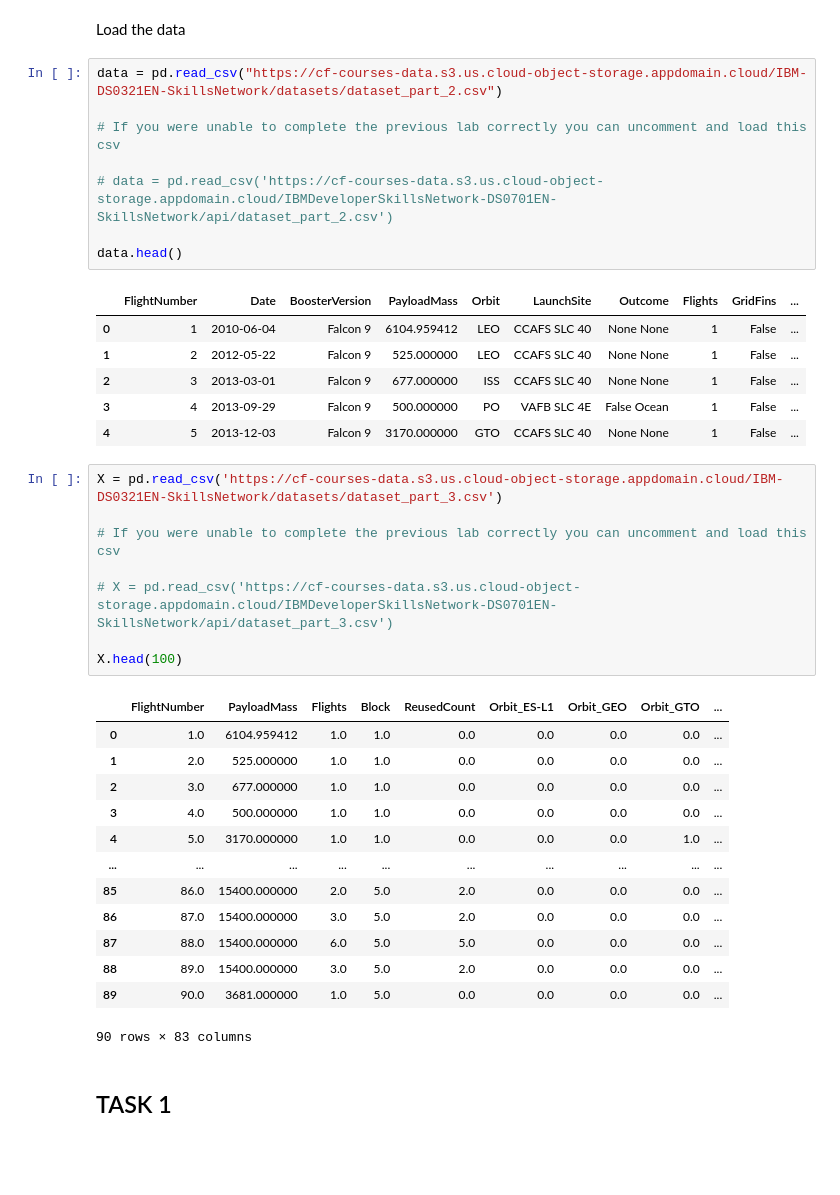
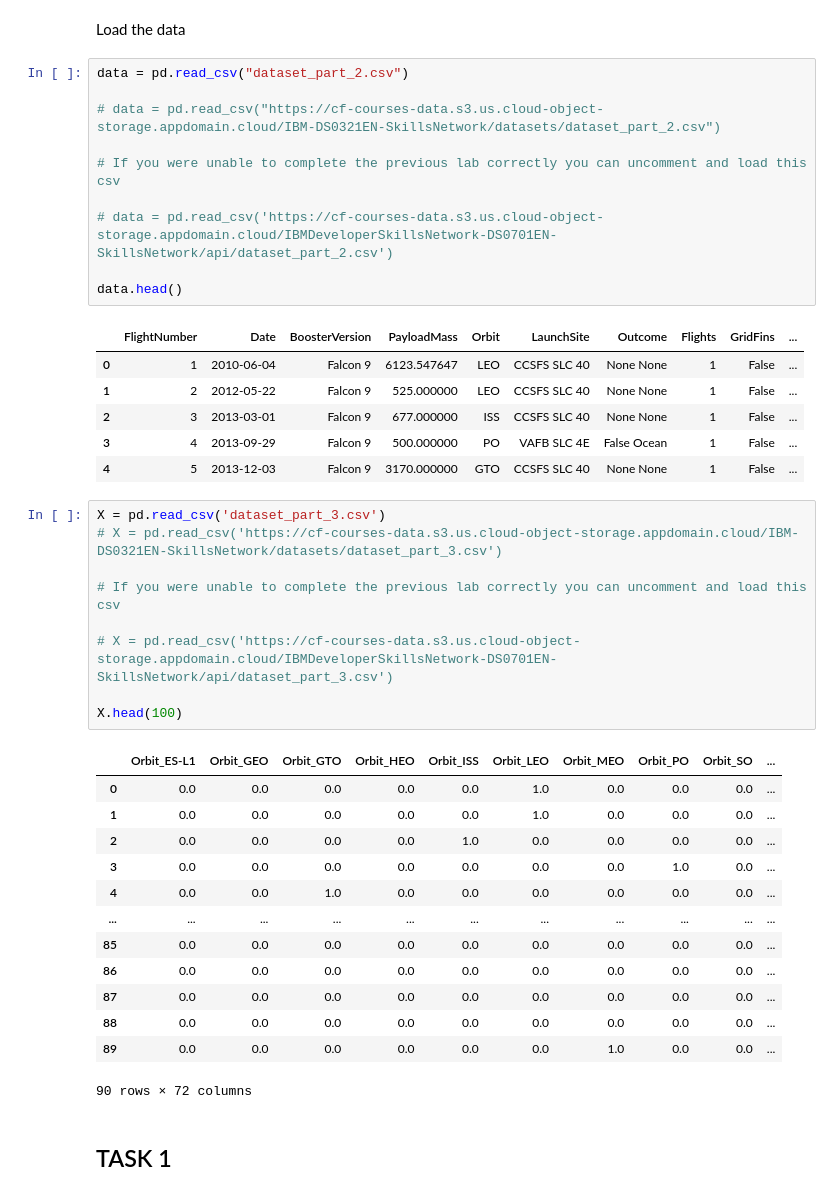
Before and after one commit to vanthachvn80/data_science, a Jupyter notebook: IBM Data Science/Ibm_DS_capstone/course10_w4_Machine Learning Prediction (Classification).ipynb, the cells around one changed output. Cells and saved outputs as stored; diff of their text form; blank space fills up the shorter version.

```diff
--- a/IBM Data Science/Ibm_DS_capstone/course10_w4_Predictive Analysis (Classification).ipynb
+++ b/IBM Data Science/Ibm_DS_capstone/course10_w4_Machine Learning Prediction (Classification).ipynb
@@ -91,7 +91,9 @@ def plot_confusion_matrix(y,y_predict):
 # %% [markdown]
 Load the data
 # %%
-data = pd.read_csv("https://cf-courses-data.s3.us.cloud-object-storage.appdomain.cloud/IBM-DS0321EN-SkillsNetwork/datasets/dataset_part_2.csv")
+data = pd.read_csv("dataset_part_2.csv")
+
+# data = pd.read_csv("https://cf-courses-data.s3.us.cloud-object-storage.appdomain.cloud/IBM-DS0321EN-SkillsNetwork/datasets/dataset_part_2.csv")
 
 # If you were unable to complete the previous lab correctly you can uncomment and load this csv
 
@@ -100,33 +102,34 @@ data = pd.read_csv("https://cf-courses-data.s3.us.cloud-object-storage.appdomain
 data.head()
 # %% [output]
 |  | FlightNumber | Date | BoosterVersion | PayloadMass | Orbit | LaunchSite | Outcome | Flights | GridFins | ... |
-| 0 | 1 | 2010-06-04 | Falcon 9 | 6104.959412 | LEO | CCAFS SLC 40 | None None | 1 | False | ... |
-| 1 | 2 | 2012-05-22 | Falcon 9 | 525.000000 | LEO | CCAFS SLC 40 | None None | 1 | False | ... |
-| 2 | 3 | 2013-03-01 | Falcon 9 | 677.000000 | ISS | CCAFS SLC 40 | None None | 1 | False | ... |
+| 0 | 1 | 2010-06-04 | Falcon 9 | 6123.547647 | LEO | CCSFS SLC 40 | None None | 1 | False | ... |
+| 1 | 2 | 2012-05-22 | Falcon 9 | 525.000000 | LEO | CCSFS SLC 40 | None None | 1 | False | ... |
+| 2 | 3 | 2013-03-01 | Falcon 9 | 677.000000 | ISS | CCSFS SLC 40 | None None | 1 | False | ... |
 | 3 | 4 | 2013-09-29 | Falcon 9 | 500.000000 | PO | VAFB SLC 4E | False Ocean | 1 | False | ... |
-| 4 | 5 | 2013-12-03 | Falcon 9 | 3170.000000 | GTO | CCAFS SLC 40 | None None | 1 | False | ... |
+| 4 | 5 | 2013-12-03 | Falcon 9 | 3170.000000 | GTO | CCSFS SLC 40 | None None | 1 | False | ... |
 # %%
-X = pd.read_csv('https://cf-courses-data.s3.us.cloud-object-storage.appdomain.cloud/IBM-DS0321EN-SkillsNetwork/datasets/dataset_part_3.csv')
+X = pd.read_csv('dataset_part_3.csv')
+# X = pd.read_csv('https://cf-courses-data.s3.us.cloud-object-storage.appdomain.cloud/IBM-DS0321EN-SkillsNetwork/datasets/dataset_part_3.csv')
 
 # If you were unable to complete the previous lab correctly you can uncomment and load this csv
 
 # X = pd.read_csv('https://cf-courses-data.s3.us.cloud-object-storage.appdomain.cloud/IBMDeveloperSkillsNetwork-DS0701EN-SkillsNetwork/api/dataset_part_3.csv')
 
 X.head(100)
 # %% [output]
-|  | FlightNumber | PayloadMass | Flights | Block | ReusedCount | Orbit_ES-L1 | Orbit_GEO | Orbit_GTO | ... |
-| 0 | 1.0 | 6104.959412 | 1.0 | 1.0 | 0.0 | 0.0 | 0.0 | 0.0 | ... |
-| 1 | 2.0 | 525.000000 | 1.0 | 1.0 | 0.0 | 0.0 | 0.0 | 0.0 | ... |
-| 2 | 3.0 | 677.000000 | 1.0 | 1.0 | 0.0 | 0.0 | 0.0 | 0.0 | ... |
-| 3 | 4.0 | 500.000000 | 1.0 | 1.0 | 0.0 | 0.0 | 0.0 | 0.0 | ... |
-| 4 | 5.0 | 3170.000000 | 1.0 | 1.0 | 0.0 | 0.0 | 0.0 | 1.0 | ... |
-| ... | ... | ... | ... | ... | ... | ... | ... | ... | ... |
-| 85 | 86.0 | 15400.000000 | 2.0 | 5.0 | 2.0 | 0.0 | 0.0 | 0.0 | ... |
-| 86 | 87.0 | 15400.000000 | 3.0 | 5.0 | 2.0 | 0.0 | 0.0 | 0.0 | ... |
-| 87 | 88.0 | 15400.000000 | 6.0 | 5.0 | 5.0 | 0.0 | 0.0 | 0.0 | ... |
-| 88 | 89.0 | 15400.000000 | 3.0 | 5.0 | 2.0 | 0.0 | 0.0 | 0.0 | ... |
-| 89 | 90.0 | 3681.000000 | 1.0 | 5.0 | 0.0 | 0.0 | 0.0 | 0.0 | ... |
+|  | Orbit_ES-L1 | Orbit_GEO | Orbit_GTO | Orbit_HEO | Orbit_ISS | Orbit_LEO | Orbit_MEO | Orbit_PO | Orbit_SO | ... |
+| 0 | 0.0 | 0.0 | 0.0 | 0.0 | 0.0 | 1.0 | 0.0 | 0.0 | 0.0 | ... |
+| 1 | 0.0 | 0.0 | 0.0 | 0.0 | 0.0 | 1.0 | 0.0 | 0.0 | 0.0 | ... |
+| 2 | 0.0 | 0.0 | 0.0 | 0.0 | 1.0 | 0.0 | 0.0 | 0.0 | 0.0 | ... |
+| 3 | 0.0 | 0.0 | 0.0 | 0.0 | 0.0 | 0.0 | 0.0 | 1.0 | 0.0 | ... |
+| 4 | 0.0 | 0.0 | 1.0 | 0.0 | 0.0 | 0.0 | 0.0 | 0.0 | 0.0 | ... |
+| ... | ... | ... | ... | ... | ... | ... | ... | ... | ... | ... |
+| 85 | 0.0 | 0.0 | 0.0 | 0.0 | 0.0 | 0.0 | 0.0 | 0.0 | 0.0 | ... |
+| 86 | 0.0 | 0.0 | 0.0 | 0.0 | 0.0 | 0.0 | 0.0 | 0.0 | 0.0 | ... |
+| 87 | 0.0 | 0.0 | 0.0 | 0.0 | 0.0 | 0.0 | 0.0 | 0.0 | 0.0 | ... |
+| 88 | 0.0 | 0.0 | 0.0 | 0.0 | 0.0 | 0.0 | 0.0 | 0.0 | 0.0 | ... |
+| 89 | 0.0 | 0.0 | 0.0 | 0.0 | 0.0 | 0.0 | 1.0 | 0.0 | 0.0 | ... |
-90 rows × 83 columns
+90 rows × 72 columns
 # %% [markdown]
 ## TASK  1
 # %% [markdown]
```
Also changed, not shown: parts of 31 cells of this notebook.
